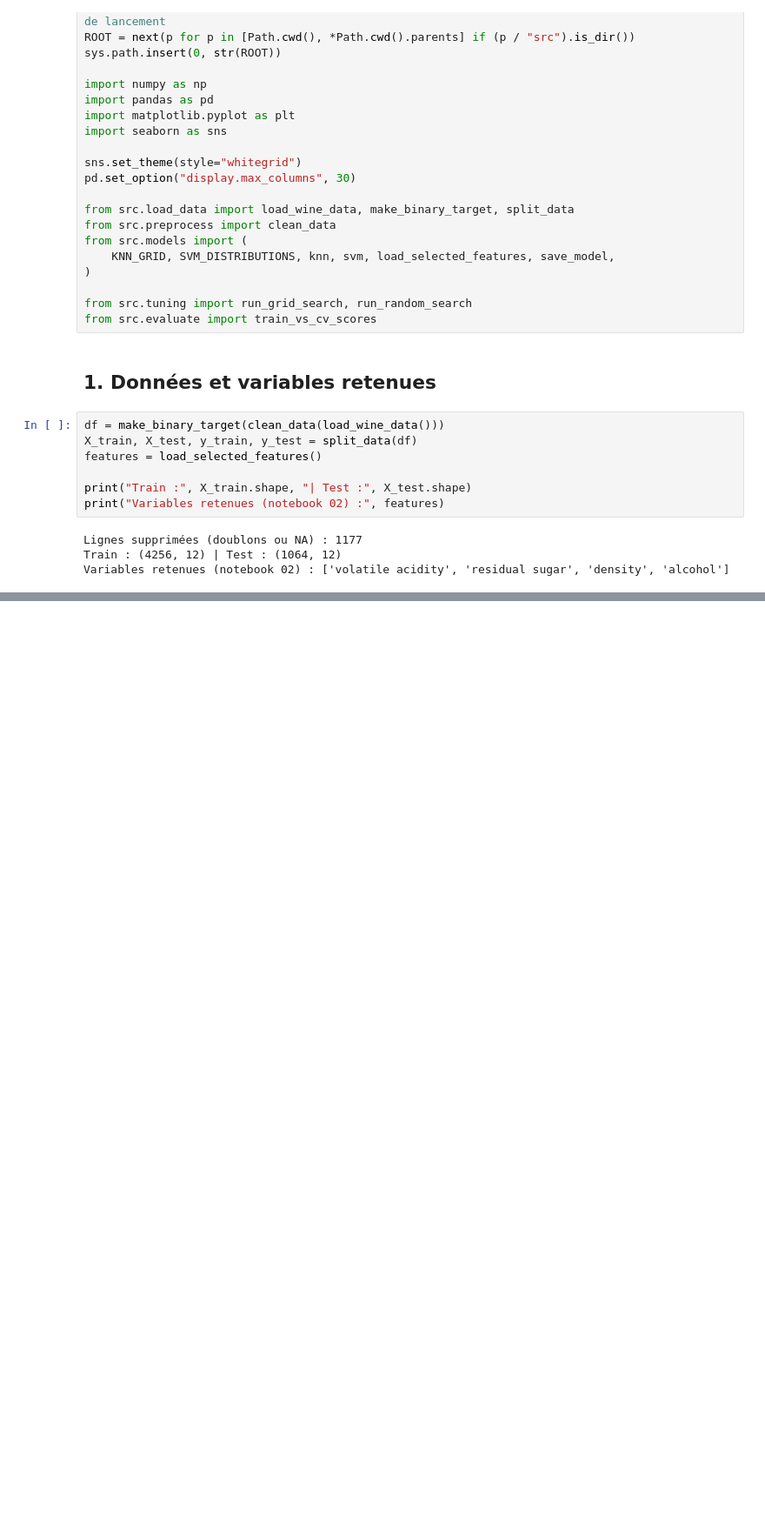
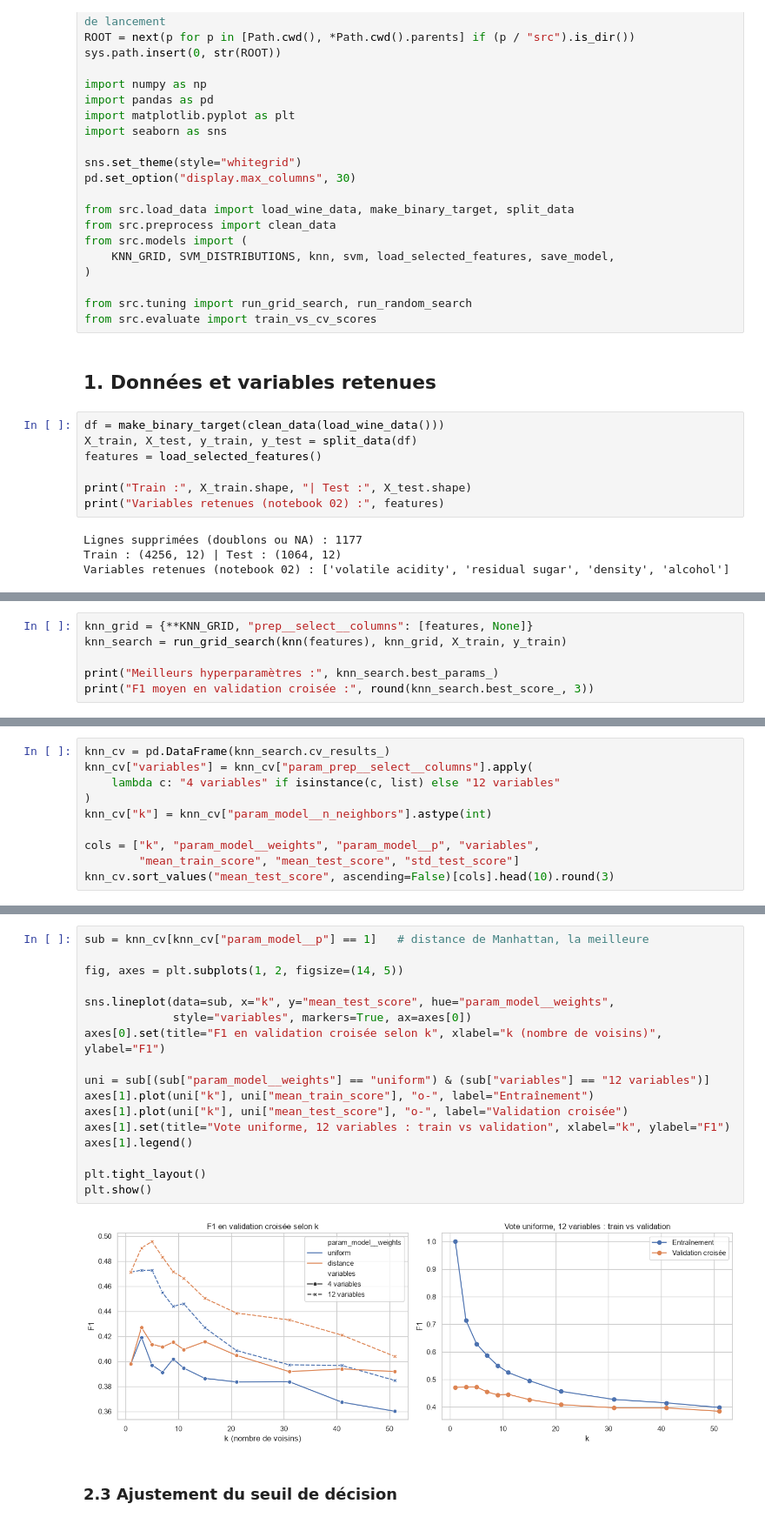
Before and after one commit to AmbreBerdery/WineQuality, a Jupyter notebook: notebooks/05_optimization.ipynb, the cells around one changed output, grey strips where cells are left out. Shown at 87% size. Cells and saved outputs as stored; diff of their text form; blank space fills up the shorter version.

Commit message:
k-NN : Grid Search et ajustement du seuil

```diff
--- a/notebooks/05_optimization.ipynb
+++ b/notebooks/05_optimization.ipynb
@@ -43,0 +60,6 @@ Variables retenues (notebook 02) : ['volatile acidity', 'residual sugar', 'densi
+# %%
+knn_grid = {**KNN_GRID, "prep__select__columns": [features, None]}
+knn_search = run_grid_search(knn(features), knn_grid, X_train, y_train)
+
+print("Meilleurs hyperparamètres :", knn_search.best_params_)
+print("F1 moyen en validation croisée :", round(knn_search.best_score_, 3))
@@ -43,0 +69,10 @@ Variables retenues (notebook 02) : ['volatile acidity', 'residual sugar', 'densi
+# %%
+knn_cv = pd.DataFrame(knn_search.cv_results_)
+knn_cv["variables"] = knn_cv["param_prep__select__columns"].apply(
+    lambda c: "4 variables" if isinstance(c, list) else "12 variables"
+)
+knn_cv["k"] = knn_cv["param_model__n_neighbors"].astype(int)
+
+cols = ["k", "param_model__weights", "param_model__p", "variables",
+        "mean_train_score", "mean_test_score", "std_test_score"]
+knn_cv.sort_values("mean_test_score", ascending=False)[cols].head(10).round(3)
@@ -43,0 +91,21 @@ Variables retenues (notebook 02) : ['volatile acidity', 'residual sugar', 'densi
+# %%
+sub = knn_cv[knn_cv["param_model__p"] == 1]   # distance de Manhattan, la meilleure
+
+fig, axes = plt.subplots(1, 2, figsize=(14, 5))
+
+sns.lineplot(data=sub, x="k", y="mean_test_score", hue="param_model__weights",
+             style="variables", markers=True, ax=axes[0])
+axes[0].set(title="F1 en validation croisée selon k", xlabel="k (nombre de voisins)", ylabel="F1")
+
+uni = sub[(sub["param_model__weights"] == "uniform") & (sub["variables"] == "12 variables")]
+axes[1].plot(uni["k"], uni["mean_train_score"], "o-", label="Entraînement")
+axes[1].plot(uni["k"], uni["mean_test_score"], "o-", label="Validation croisée")
+axes[1].set(title="Vote uniforme, 12 variables : train vs validation", xlabel="k", ylabel="F1")
+axes[1].legend()
+
+plt.tight_layout()
+plt.show()
+# %% [output]
+[figure, added]
+# %% [markdown]
+### 2.3 Ajustement du seuil de décision
```
Also changed, not shown: parts of 10 cells of this notebook.
